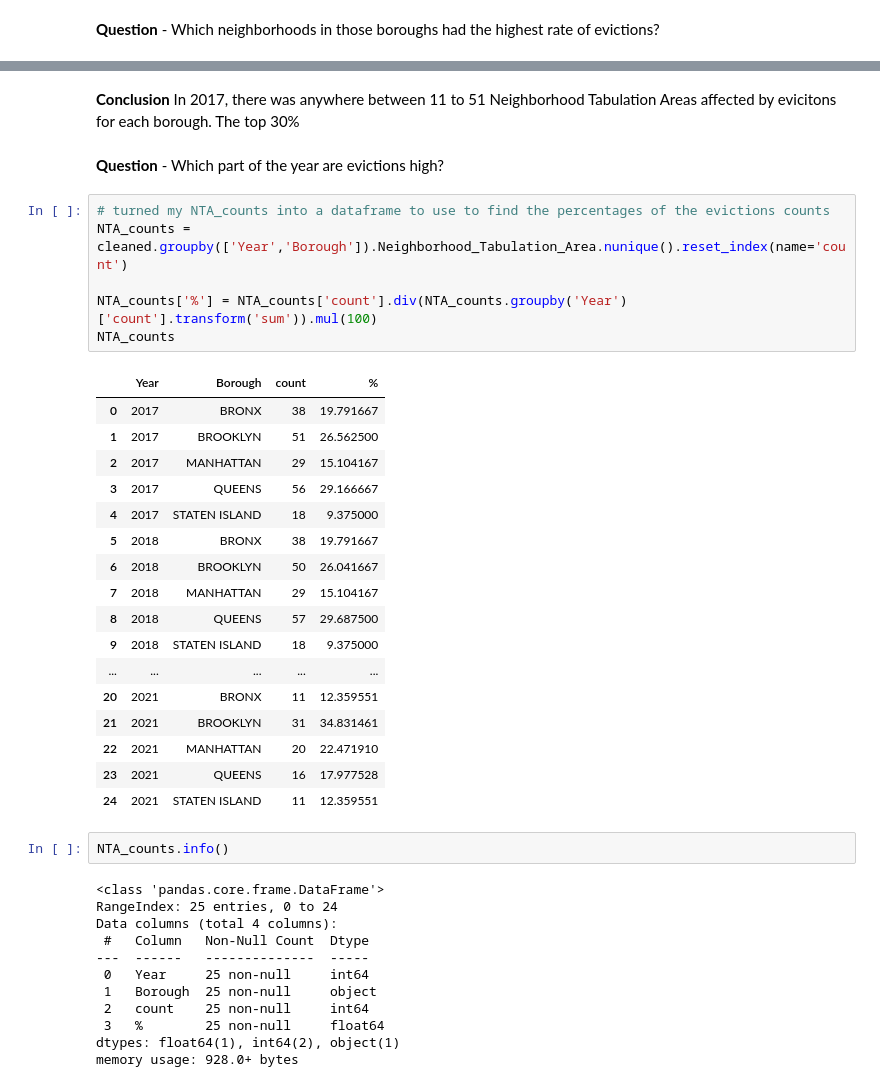
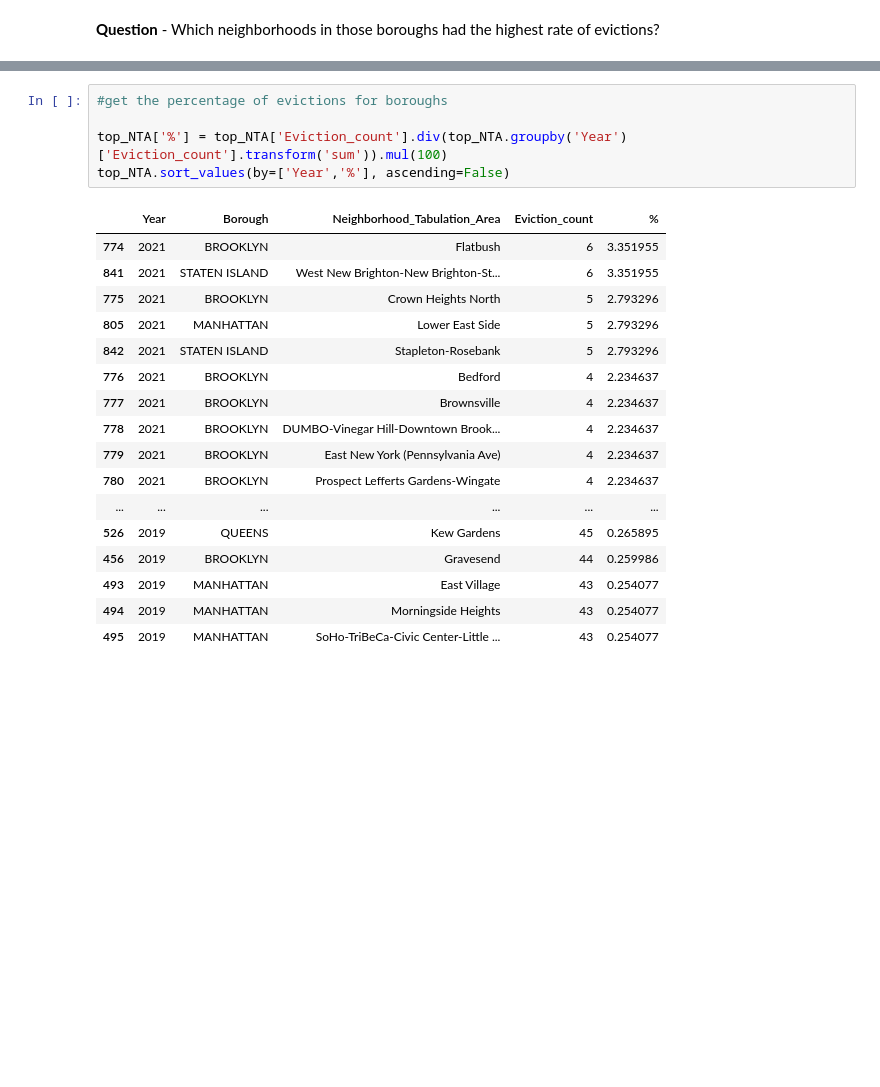
Before and after one commit to mmsouza114/Project01-Evictions, a Jupyter notebook: explore-clean-prepare.ipynb, the cells around one changed output, grey strips where cells are left out. Cells and saved outputs as stored; diff of their text form; blank space fills up the shorter version.

```diff
--- a/explore-clean-prepare.ipynb
+++ b/explore-clean-prepare.ipynb
@@ -561,43 +557,23 @@ NTA_total_counts
-# %% [markdown]
-**Conclusion**
-In 2017, there was anywhere between 11 to 51 Neighborhood Tabulation Areas affected by evicitons for each borough. The top 30%
-# %% [markdown]
-**Question** - Which part of the year are evictions high?
-# %%
-# turned my NTA_counts into a dataframe to use to find the percentages of the evictions counts
-NTA_counts = cleaned.groupby(['Year','Borough']).Neighborhood_Tabulation_Area.nunique().reset_index(name='count')
-
-NTA_counts['%'] = NTA_counts['count'].div(NTA_counts.groupby('Year')['count'].transform('sum')).mul(100)
-NTA_counts
-# %% [output]
-|  | Year | Borough | count | % |
-| 0 | 2017 | BRONX | 38 | 19.791667 |
-| 1 | 2017 | BROOKLYN | 51 | 26.562500 |
-| 2 | 2017 | MANHATTAN | 29 | 15.104167 |
-| 3 | 2017 | QUEENS | 56 | 29.166667 |
-| 4 | 2017 | STATEN ISLAND | 18 | 9.375000 |
-| 5 | 2018 | BRONX | 38 | 19.791667 |
-| 6 | 2018 | BROOKLYN | 50 | 26.041667 |
-| 7 | 2018 | MANHATTAN | 29 | 15.104167 |
-| 8 | 2018 | QUEENS | 57 | 29.687500 |
-| 9 | 2018 | STATEN ISLAND | 18 | 9.375000 |
-| ... | ... | ... | ... | ... |
-| 20 | 2021 | BRONX | 11 | 12.359551 |
-| 21 | 2021 | BROOKLYN | 31 | 34.831461 |
-| 22 | 2021 | MANHATTAN | 20 | 22.471910 |
-| 23 | 2021 | QUEENS | 16 | 17.977528 |
-| 24 | 2021 | STATEN ISLAND | 11 | 12.359551 |
-# %%
-NTA_counts.info()
-# %% [output]
-<class 'pandas.core.frame.DataFrame'>
-RangeIndex: 25 entries, 0 to 24
-Data columns (total 4 columns):
- #   Column   Non-Null Count  Dtype
----  ------   --------------  -----
- 0   Year     25 non-null     int64
- 1   Borough  25 non-null     object
- 2   count    25 non-null     int64
- 3   %        25 non-null     float64
-dtypes: float64(1), int64(2), object(1)
-memory usage: 928.0+ bytes
+# %%
+#get the percentage of evictions for boroughs
+
+top_NTA['%'] = top_NTA['Eviction_count'].div(top_NTA.groupby('Year')['Eviction_count'].transform('sum')).mul(100)
+top_NTA.sort_values(by=['Year','%'], ascending=False)
+# %% [output]
+|  | Year | Borough | Neighborhood_Tabulation_Area | Eviction_count | % |
+| 774 | 2021 | BROOKLYN | Flatbush | 6 | 3.351955 |
+| 841 | 2021 | STATEN ISLAND | West New Brighton-New Brighton-St... | 6 | 3.351955 |
+| 775 | 2021 | BROOKLYN | Crown Heights North | 5 | 2.793296 |
+| 805 | 2021 | MANHATTAN | Lower East Side | 5 | 2.793296 |
+| 842 | 2021 | STATEN ISLAND | Stapleton-Rosebank | 5 | 2.793296 |
+| 776 | 2021 | BROOKLYN | Bedford | 4 | 2.234637 |
+| 777 | 2021 | BROOKLYN | Brownsville | 4 | 2.234637 |
+| 778 | 2021 | BROOKLYN | DUMBO-Vinegar Hill-Downtown Brook... | 4 | 2.234637 |
+| 779 | 2021 | BROOKLYN | East New York (Pennsylvania Ave) | 4 | 2.234637 |
+| 780 | 2021 | BROOKLYN | Prospect Lefferts Gardens-Wingate | 4 | 2.234637 |
+| ... | ... | ... | ... | ... | ... |
+| 526 | 2019 | QUEENS | Kew Gardens | 45 | 0.265895 |
+| 456 | 2019 | BROOKLYN | Gravesend | 44 | 0.259986 |
+| 493 | 2019 | MANHATTAN | East Village | 43 | 0.254077 |
+| 494 | 2019 | MANHATTAN | Morningside Heights | 43 | 0.254077 |
+| 495 | 2019 | MANHATTAN | SoHo-TriBeCa-Civic Center-Little ... | 43 | 0.254077 |
```
Also changed, not shown: parts of 12 cells of this notebook, 3 other files.
